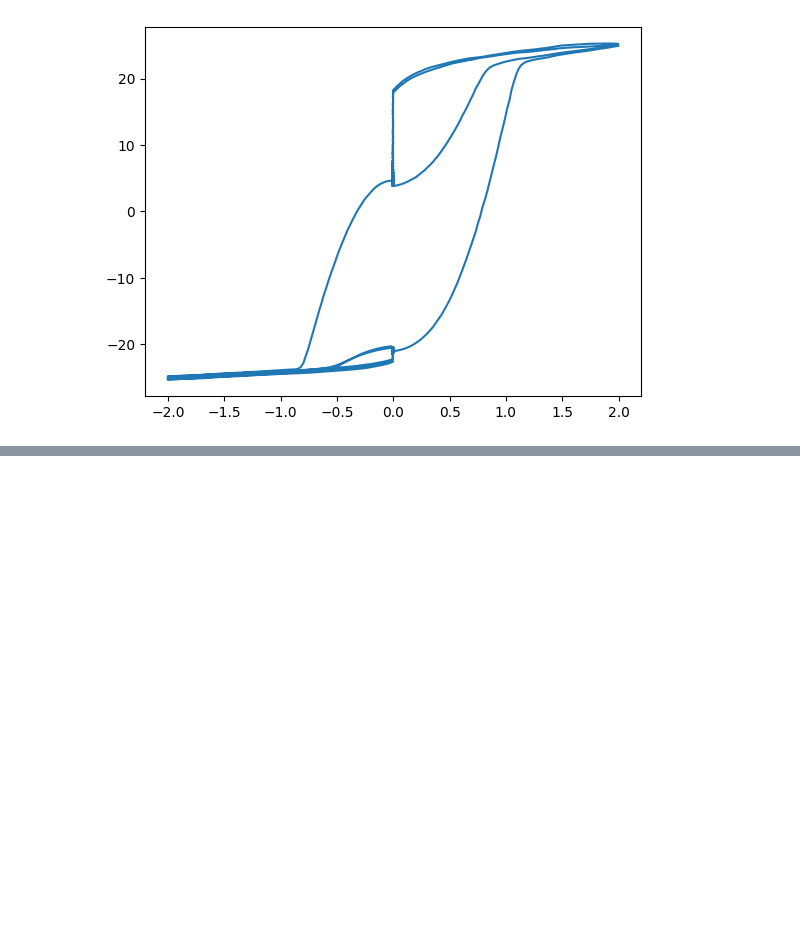
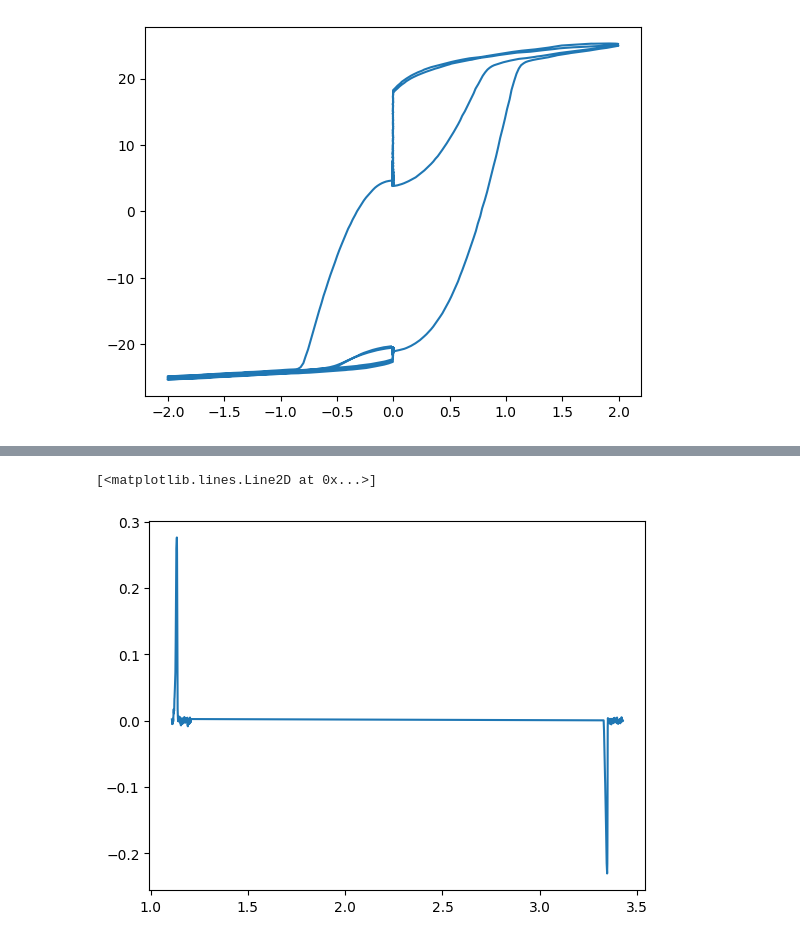
Before and after one commit to ElPsyKurisu/FE, a Jupyter notebook: PUND_Radiant/analysis.ipynb, the cells around one changed output, grey strips where cells are left out. Drawn from its saved outputs; the diff is of its cells as text; code cells hidden in the pictures; blank space fills up the shorter version.

```diff
--- a/PUND_Radiant/analysis.ipynb
+++ b/PUND_Radiant/analysis.ipynb
@@ -38,0 +102,16 @@ plt.plot(voltage_arr, polaraization_arr)
+# %%
+#subtract I1-I2 and I3- I4
+
+i1_sub_i2 = current_arr[start_pos:end_pos] - current_arr[start_pos_residual:end_pos_residual]
+i3_sub_i4 = current_arr[start_neg:end_neg] - current_arr[start_neg_residual:end_neg_residual]
+# %%
+#now plot new current waveform and then we need to integrate etc
+#first get new voltage array and combine the current arrays
+modified_curr_arr = np.concatenate([i1_sub_i2, i3_sub_i4])
+modified_time_arr = np.concatenate([time_arr[start_pos:end_pos], time_arr[start_neg:end_neg]])
+modified_voltage_arr = np.concatenate([voltage_arr[start_pos:end_pos], voltage_arr[start_neg:end_neg]])
+# %%
+plt.plot(modified_time_arr, modified_curr_arr)
+# %% [output]
+[<matplotlib.lines.Line2D at 0x...>]
+[figure, added]
```
Also changed, not shown: parts of 21 cells of this notebook.
